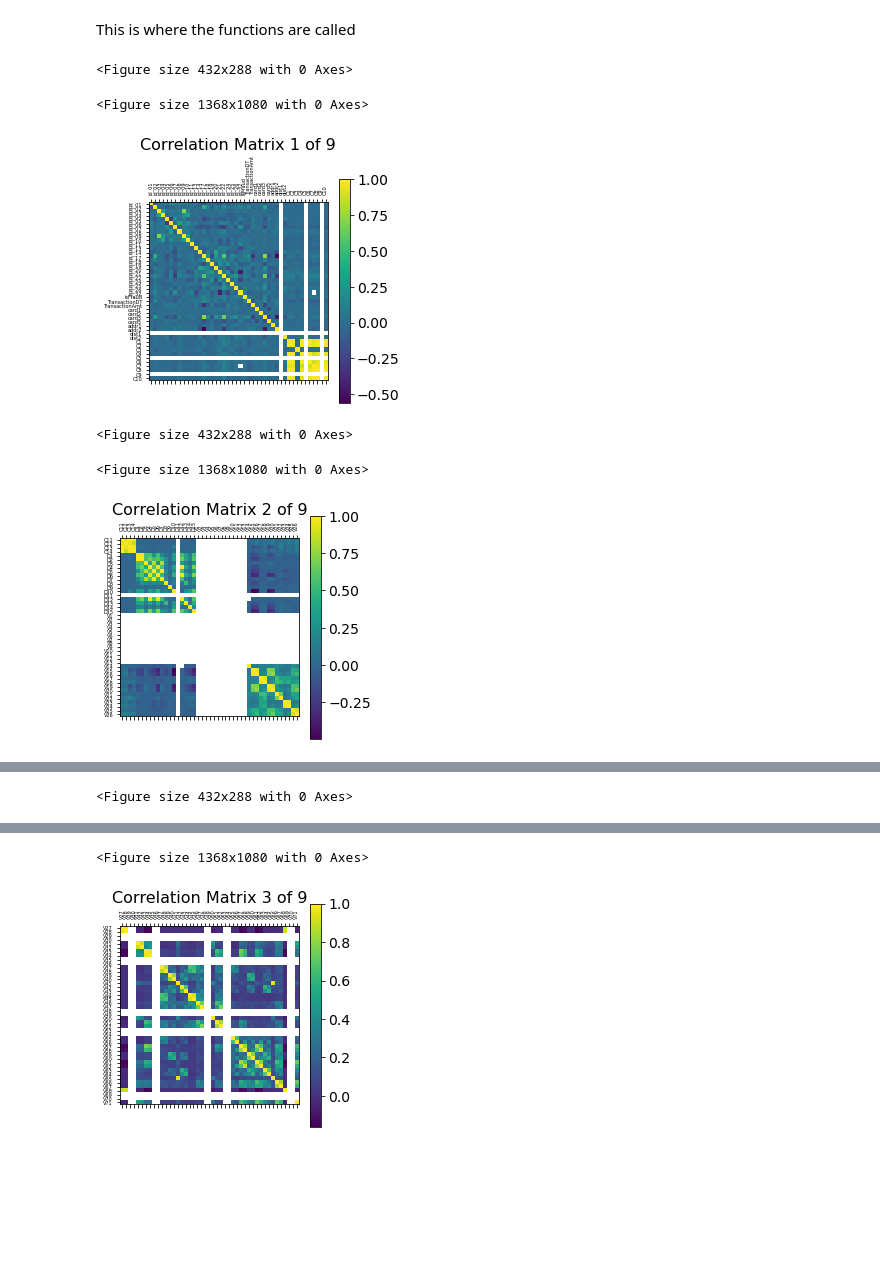
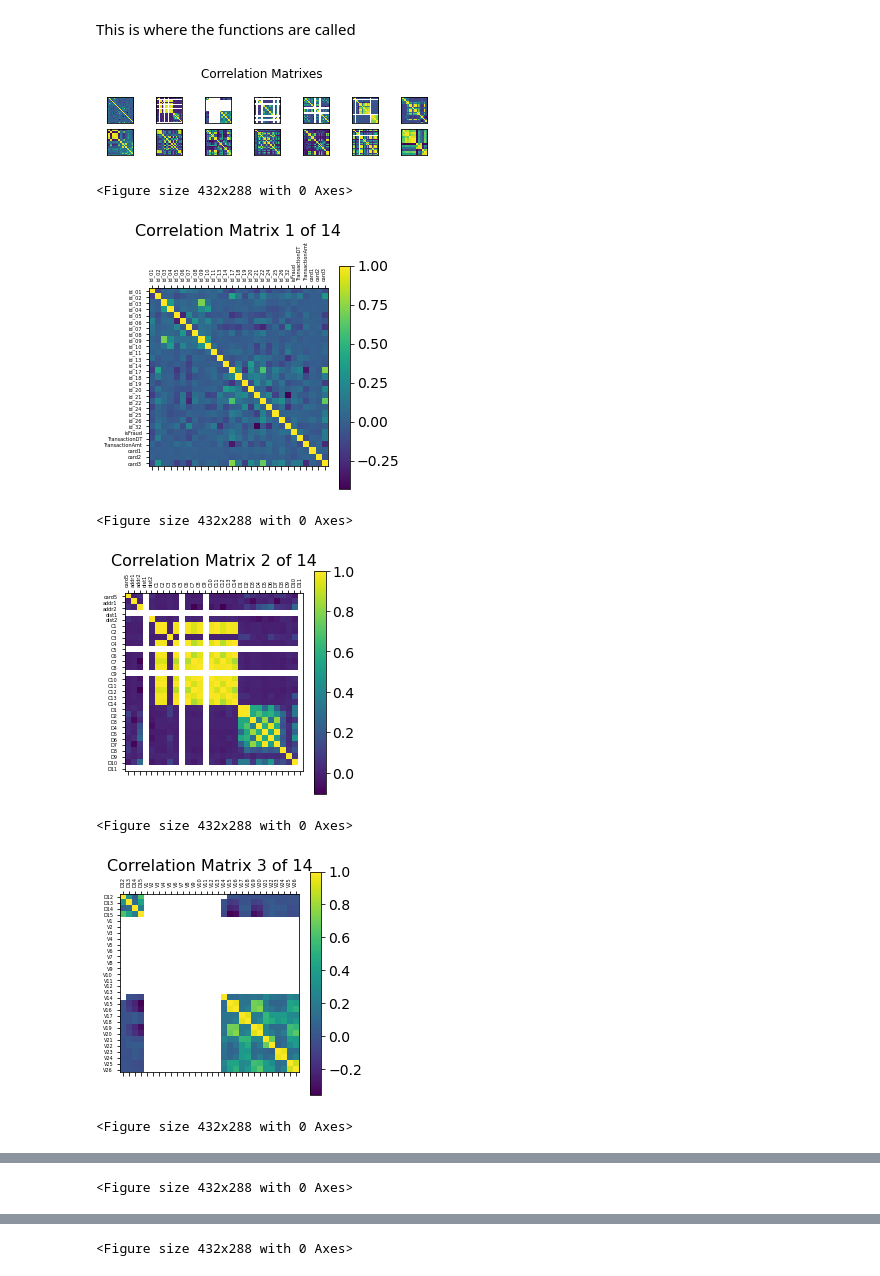
Before and after one commit to KevinGenereux/ESOF_0151_Project, a Jupyter notebook: team-src/EDA.ipynb, the cells around one changed output, grey strips where cells are left out. Cells and saved outputs as stored; diff of their text form; code cells hidden in the pictures; blank space fills up the shorter version.

```diff
--- a/team-src/EDA.ipynb
+++ b/team-src/EDA.ipynb
@@ -26,13 +26,21 @@ def CorrPlot(correlation_data,elements_per_matrix):
     #top_corr_features=corrmatrix.index#assign the column names from the data to the matirx
     elements=math.floor(correlation_data.shape[1]/elements_per_matrix)#Find the number of elements needed per matrix
     ClearFiles('..\Plots\Correlation_matrixes')#Delete all of the files from the folder so new ones can be saved
+    fig=plt.figure()
+    fig.suptitle('Correlation Matrixes')
+    fname1="..\Plots\Correlation_matrixes\Full_Matrix.png"
+    fig.savefig(fname1)
     for i in range(1,elements+1):#Go through all of the matrixes
         if (i==1):
             corrmat=corrmatrix.iloc[1:(i*elements_per_matrix),1:(i*elements_per_matrix)]#if the I is one start at one so there is not a zero to get the smaller matrix
         else:
             corrmat=corrmatrix.iloc[(i-1)*elements_per_matrix:(i*elements_per_matrix),(i-1)*elements_per_matrix:(i*elements_per_matrix)]#Get the smaller matrix to plot
-        plt.figure()
-        f=plt.figure(figsize=(19,15))
+
+        ax=fig.add_subplot((elements/2),(elements/2),i)
+        ax.matshow(corrmat)
+        ax.set_xticks([])#plot the names of each varible on the x axis
+        ax.set_yticks([])#plot the names of each variable on the Y axis
+        f=plt.figure()
         plt.matshow(corrmat)#plot the matrix
         plt.xticks(range(corrmat.shape[1]),corrmat.columns, fontsize=5, rotation=90)#plot the names of each varible on the x axis
         plt.yticks(range(corrmat.shape[1]), corrmat.columns, fontsize=5)#plot the names of each variable on the Y axis
@@ -54,7 +62,7 @@ def GraphMissing(missing_data):
     plt.figure()#set the figure to be plotted
     total_missing=missing_sorted.plot(kind="bar", title="Missing Data",xlabel="Variables",ylabel="Percentage of Missing Data",subplots=False,xticks=ticks)#plot the bar graph
     totfig=total_missing.get_figure()
-    totfig.savefig("..\Plots\Total_Missing.jpg")#save the figure to the plots file
+    totfig.savefig("..\Plots\Total_Missing.png")#save the figure to the plots file
     a=0#set a starting range
     index=[]#set the arrays to be initially empty
     data=[]
@@ -67,13 +75,13 @@ def GraphMissing(missing_data):
         a=a+20#increment a
 
     data=np.array(data)#create a np array to be used
-    #sumdat=sum(index)
+    #sumdat=sum(index)#uncomment if you want the values to be normalized
     #newdat[:]=[(x / sumdat)*100 for x in index]
     mis_series=pd.Series(index,index=data)#create a series with the data
     plt.figure()
     range_plot=mis_series.plot.bar(title="Total Missing Data",xlabel="Range of Missing Data",ylabel="Count of Variables in Range of Missing Data",subplots=False)#plot the second bar graph
     fig=range_plot.get_figure()
-    fig.savefig("..\Plots\Missing_Data_Per_Range.jpg")#save the graph to the
+    fig.savefig("..\Plots\Missing_Data_Per_Range.png")#save the graph to the
 
 #This function will clear all of the contents from a folder
 #it will take an input of the path to the folder
@@ -118,12 +126,14 @@ train_combinedDF=pd.DataFrame(train_combined)#Convert to a data frame for better
 # %% [markdown]
 This is where the functions are called
 # %%
-CorrPlot(train_combined,45)#call the function with train_combined data and 30 features per matrix
+CorrPlot(train_combined,30)#call the function with train_combined data and 30 features per matrix
 GraphMissing(train_combined)#Plot the amount of missing variables for the data passed in
 # %% [output]
+[figure, new version]
 <Figure size 432x288 with 0 Axes>
+[figure, new version]
-<Figure size 1368x1080 with 0 Axes>
+<Figure size 432x288 with 0 Axes>
-[figure, old version]
+[figure, new version]
 <Figure size 432x288 with 0 Axes>
+[figure, new version]
-<Figure size 1368x1080 with 0 Axes>
+<Figure size 432x288 with 0 Axes>
-[figure, old version]
@@ -131,2 +143 @@ GraphMissing(train_combined)#Plot the amount of missing variables for the data p
-<Figure size 1368x1080 with 0 Axes>
+<Figure size 432x288 with 0 Axes>
-[figure, old version]
```
Also changed, not shown: parts of 1 cell of this notebook, 17 other files.
